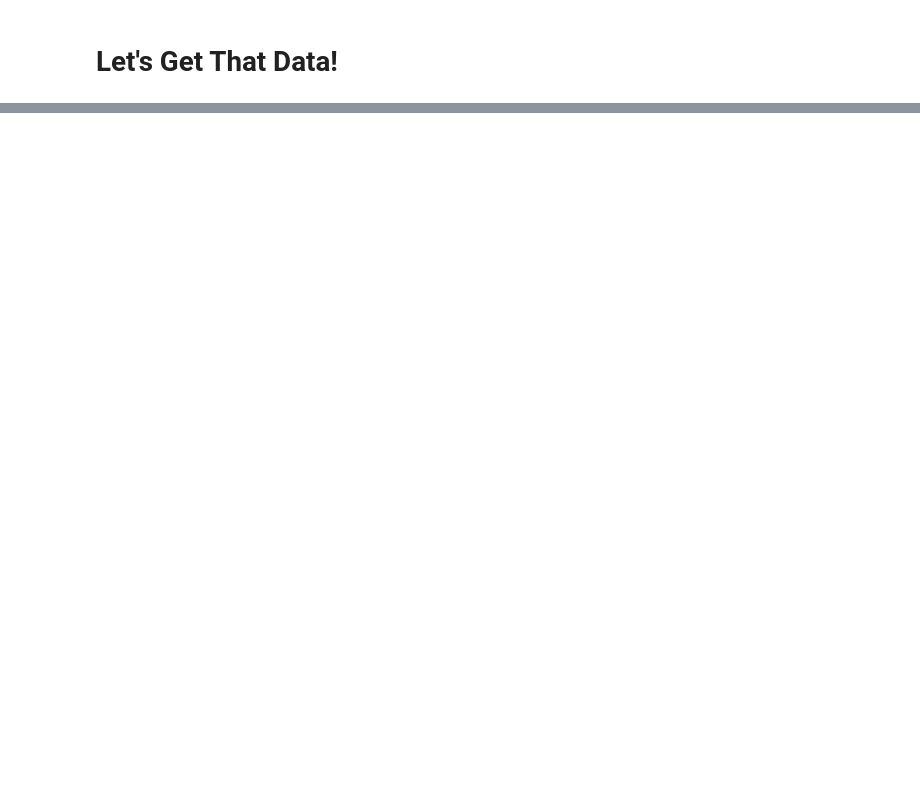
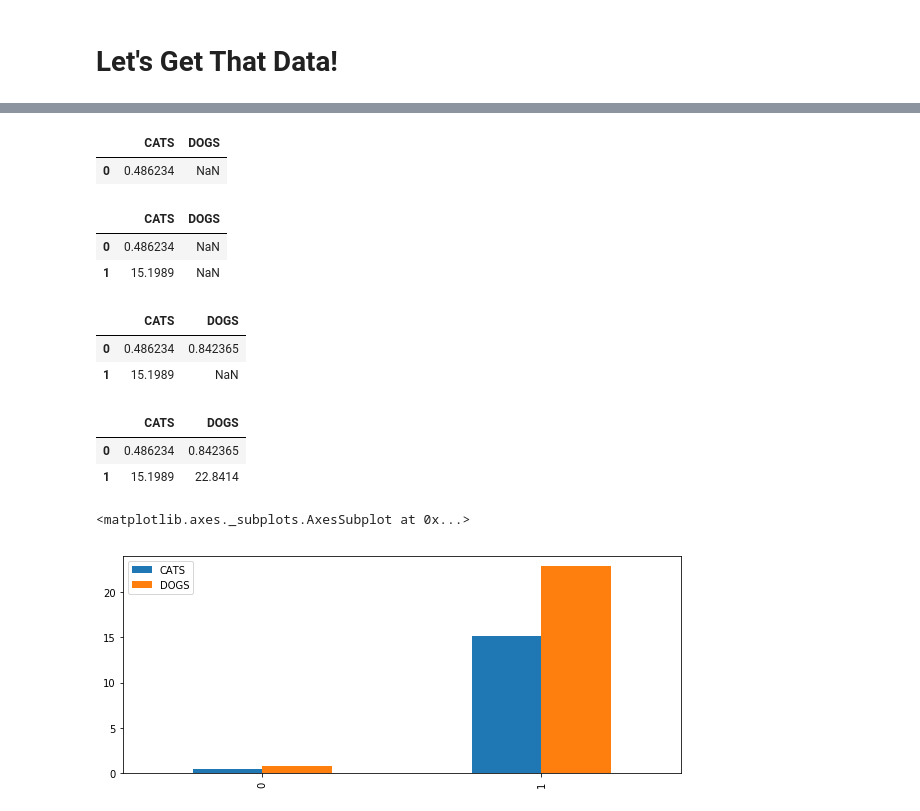
Before and after one commit to Data-Science-for-Linguists/Dog_vs_Cat_Neologisms_on_Twitter, a Jupyter notebook: Project.ipynb, the cells around one changed output, grey strips where cells are left out. Drawn from its saved outputs; the diff is of its cells as text; code cells hidden in the pictures; blank space fills up the shorter version.

```diff
--- a/Project.ipynb
+++ b/Project.ipynb
@@ -45,0 +54,6 @@ len(rDoggo)
+# %%
+#Adding in the plurals
+for tweet in tweepy.Cursor(api.search, q='%23dogs').items(1000):
+    rDogs.append(tweet)
+for tweet in tweepy.Cursor(api.search, q='%23cats').items(1000):
+    rCats.append(tweet)
@@ -45,0 +161,12 @@ len(rDoggo)
+# %%
+#read in old csv files
+tcat = pd.read_csv(filepath + 'cat_tweets.csv')
+tdog = pd.read_csv(filepath + 'dog_tweets.csv', index_col=0)
+# %%
+#append the old and new csv
+tcat_df.append(tcat, ignore_index=True)
+tdog_df.append(tdog, ignore_index=True)
+
+# Write out the DF as a new CSV file
+tcat_df.to_csv('cat_tweets.csv')
+tdog_df.to_csv('dog_tweets.csv')
@@ -45,0 +176,10 @@ len(rDoggo)
+# %%
+# Trying a favorite vs. retweet comparison
+cat_fav = tcat_df['tweetFavoriteCt'].mean()
+cat_fav
+cat_rt = tcat_df['tweetRetweetCt'].mean()
+cat_rt
+dog_fav = tdog_df['tweetFavoriteCt'].mean()
+dog_fav
+dog_rt = tdog_df['tweetRetweetCt'].mean()
+dog_rt
@@ -45,0 +191,24 @@ len(rDoggo)
+# %%
+# okay, now for the bar graph
+grouped = pd.DataFrame(columns = ['CATS', 'DOGS'])
+grouped.set_value(0, 'CATS', cat_fav)
+grouped.set_value(1, 'CATS', cat_rt)
+grouped.set_value(0, 'DOGS', dog_fav)
+grouped.set_value(1, 'DOGS', dog_rt)
+
+grouped.plot.bar(figsize=(10,4))
+plt.show()
+# %% [output]
+|  | CATS | DOGS |
+| 0 | 0.486234 | NaN |
+|  | CATS | DOGS |
+| 0 | 0.486234 | NaN |
+| 1 | 15.1989 | NaN |
+|  | CATS | DOGS |
+| 0 | 0.486234 | 0.842365 |
+| 1 | 15.1989 | NaN |
+|  | CATS | DOGS |
+| 0 | 0.486234 | 0.842365 |
+| 1 | 15.1989 | 22.8414 |
+<matplotlib.axes._subplots.AxesSubplot at 0x...>
+[figure, added]
```
Also changed, not shown: parts of 16 cells of this notebook, 2 other files.
